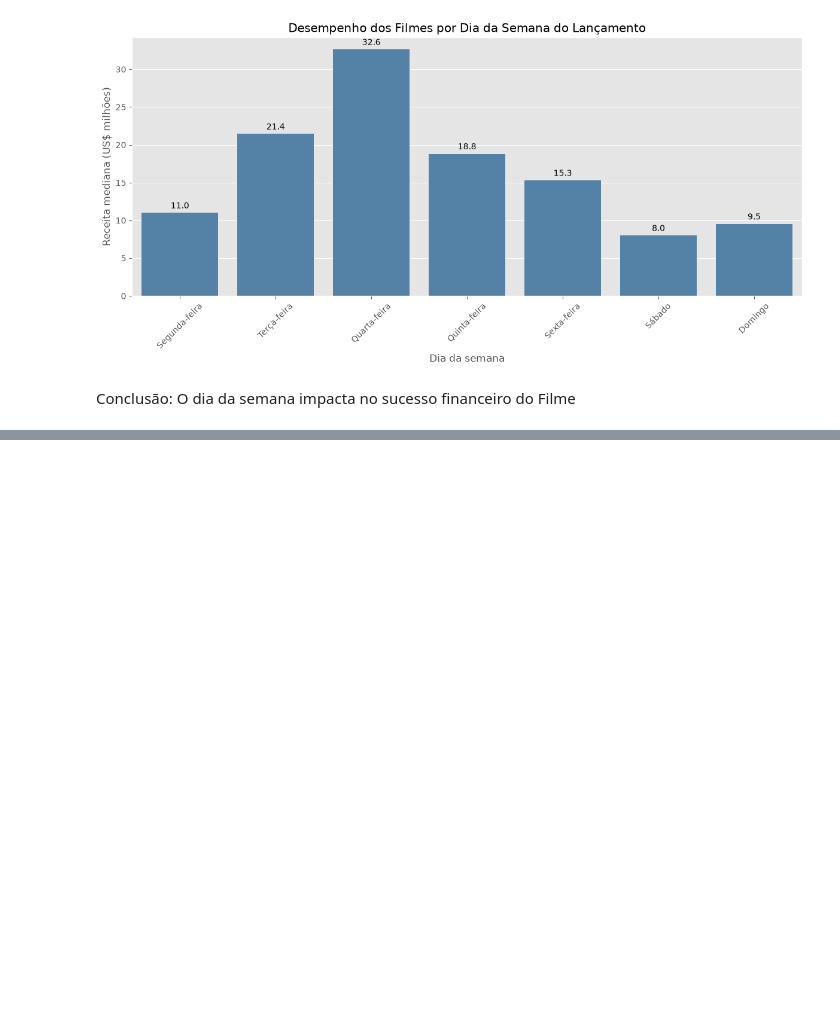
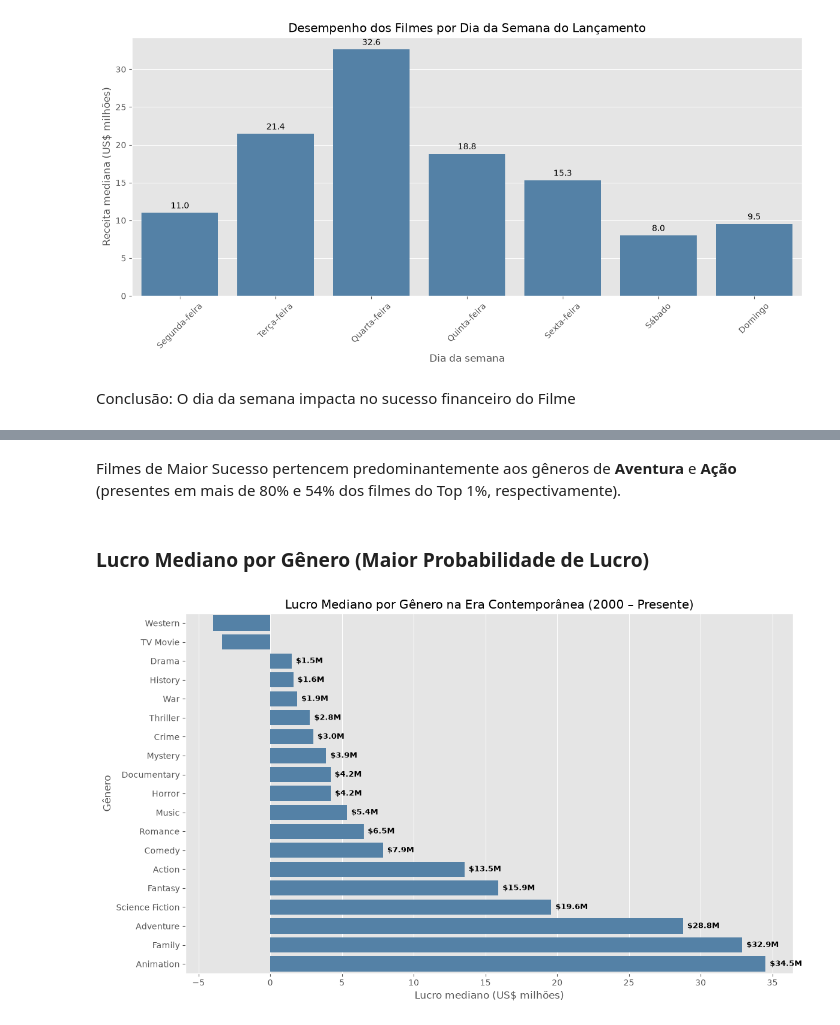
Before and after one commit to adriellypaixao/datascienceproject, a Jupyter notebook: dados_relevantes.ipynb, the cells around one changed output, grey strips where cells are left out. Cells and saved outputs as stored; diff of their text form; code cells hidden in the pictures; blank space fills up the shorter version.

Commit message:
adicionar dados relevantes por genero/decada

```diff
--- a/dados_relevantes.ipynb
+++ b/dados_relevantes.ipynb
@@ -315,0 +372,55 @@ Conclusão: O dia da semana impacta no sucesso financeiro do Filme
+# %% [markdown]
+Filmes de Maior Sucesso pertencem predominantemente aos gêneros de **Aventura** e **Ação** (presentes em mais de 80% e 54% dos filmes do Top 1%, respectivamente).
+# %% [markdown]
+### Lucro Mediano por Gênero (Maior Probabilidade de Lucro)
+# %%
+# Descompacta a coluna de gêneros do dataset completo
+df_genres = df.explode('genres').reset_index(drop=True)
+df_genres['genre'] = df_genres['genres'].apply(
+    lambda x: x.get('name') if isinstance(x, dict) else np.nan
+)
+df_genres = df_genres.dropna(subset=['genre', 'release_date']).reset_index(drop=True)
+
+# Cria ano e década caso ainda não existam
+df_genres['year'] = df_genres['release_date'].dt.year
+df_genres['decada'] = (df_genres['year'] // 10) * 10
+
+# Lucro mediano por gênero na era contemporânea (2000 em diante)
+lucro_mediano_generos = (
+    df_genres[df_genres['decada'] >= 2000]
+    .groupby('genre')['profit']
+    .median()
+    .div(1_000_000)
+    .sort_values(ascending=True)
+)
+
+plt.figure(figsize=(12, 7))
+
+ax = sns.barplot(
+    x=lucro_mediano_generos.values,
+    y=lucro_mediano_generos.index,
+    color='steelblue'
+)
+
+ax.set_title('Lucro Mediano por Gênero na Era Contemporânea (2000 – Presente)')
+ax.set_xlabel('Lucro mediano (US$ milhões)')
+ax.set_ylabel('Gênero')
+
+for p in ax.patches:
+    width = p.get_width()
+    if width > 0:
+        ax.annotate(
+            f'${width:.1f}M',
+            xy=(width, p.get_y() + p.get_height() / 2),
+            xytext=(5, 0),
+            textcoords='offset points',
+            ha='left',
+            va='center',
+            fontsize=9.5,
+            fontweight='bold'
+        )
+
+plt.tight_layout()
+plt.show()
+# %% [output]
+[figure, added]
```
Also changed, not shown: parts of 13 cells of this notebook.
